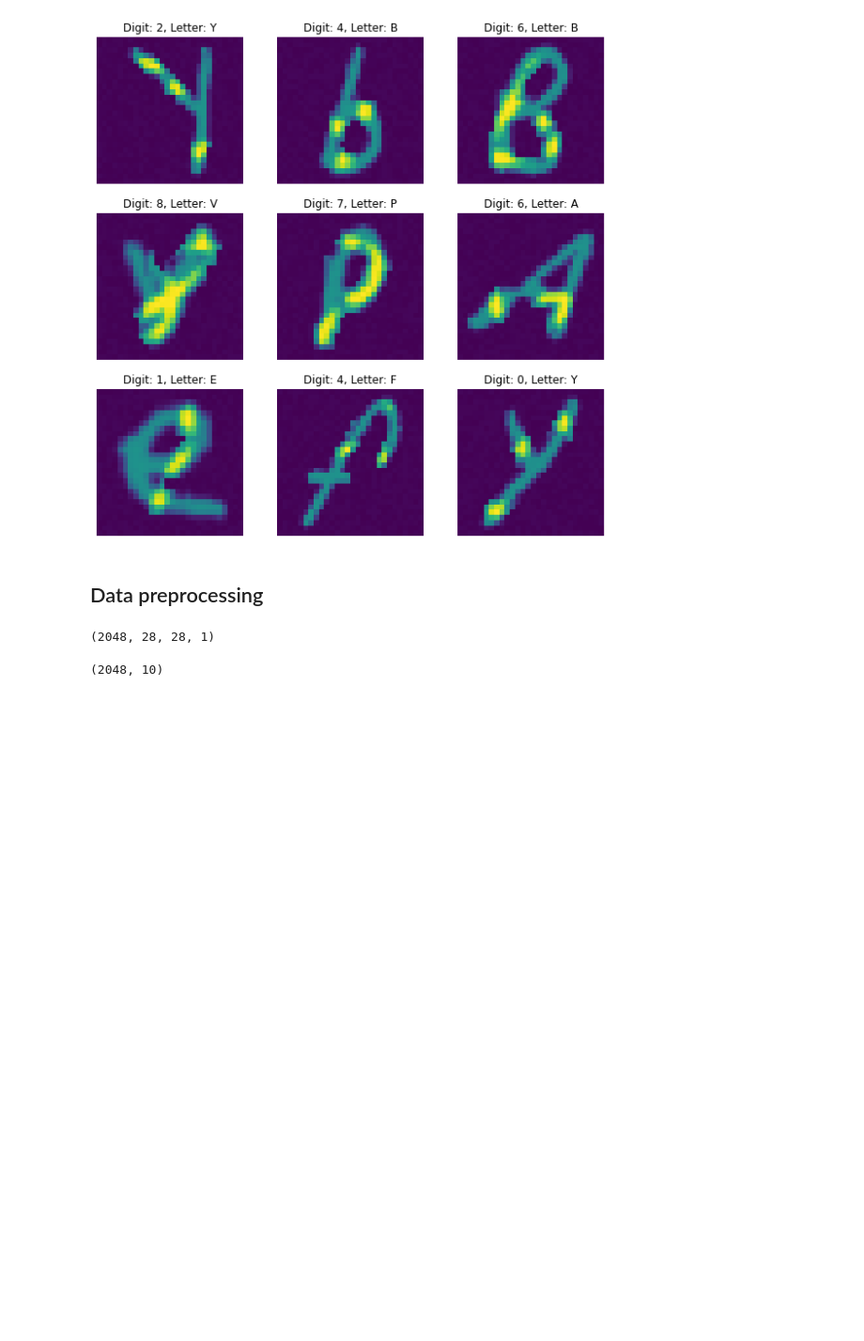
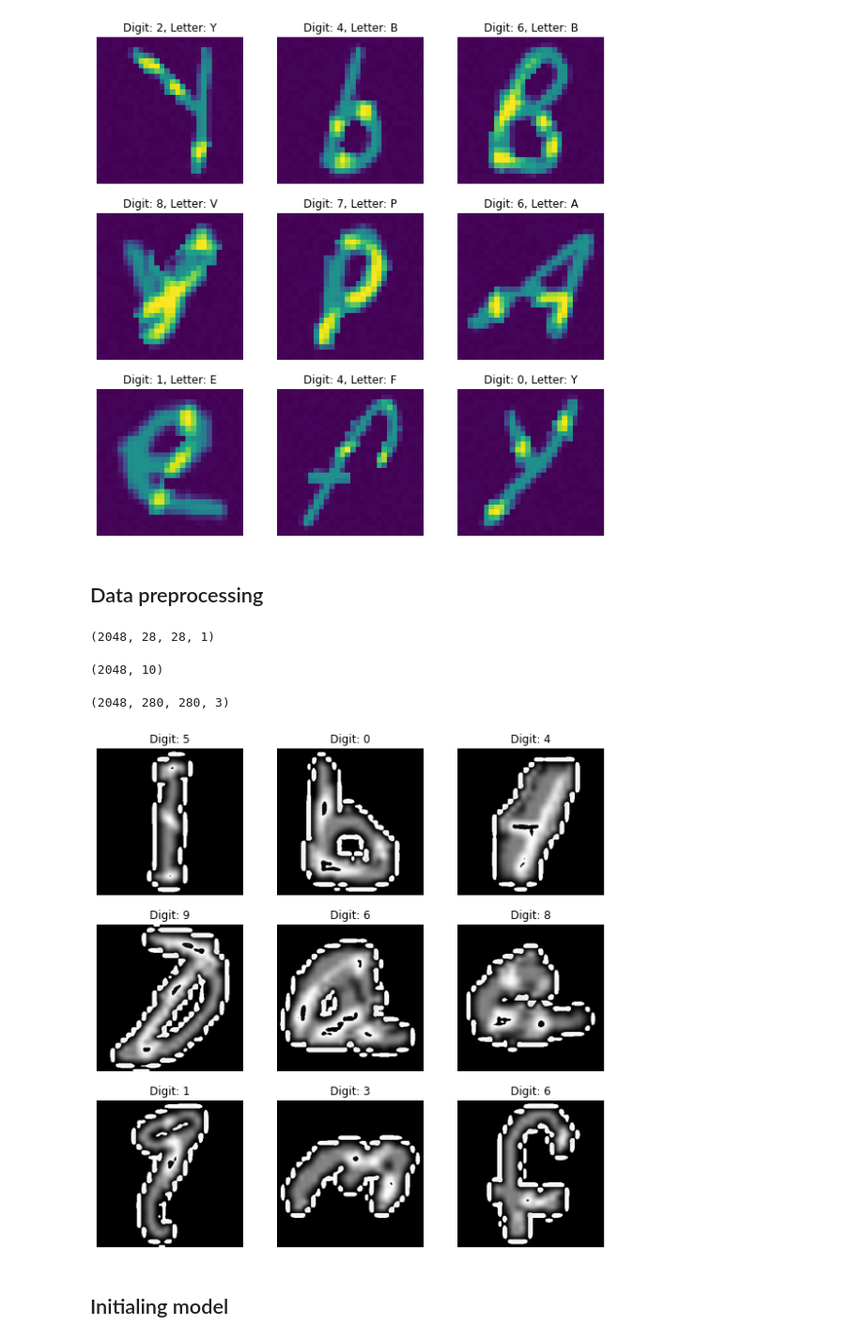
Before and after one commit to Mayner0220/ANBW, a Jupyter notebook: ANBW_v2.ipynb, the cells around one changed output. Shown at 94% size. Drawn from its saved outputs; the diff is of its cells as text; code cells hidden in the pictures; blank space fills up the shorter version.

Commit message:
[Feat] Image preprocessing, initializing model

```diff
--- a/ANBW_v2.ipynb
+++ b/ANBW_v2.ipynb
@@ -116,8 +121,9 @@ x_train = train.drop(["id", "digit", "letter"], axis=1).values
 x_train = x_train.reshape(-1, 28, 28, 1)
 
 # threshold 미지정
-# x_train = np.where((x_train<=20)&(x_train!=0) ,0.,x_train)
+x_train = np.where((x_train<=20)&(x_train!=0) ,0.,x_train)
 x_train = x_train/255
+x_train = x_train.astype("float32")
 x_train.shape
 # %% [output]
 (2048, 28, 28, 1)
@@ -131,11 +137,36 @@ y_train.shape
 for idx, digit in enumerate(y):
     y_train[idx, digit] = 1
 # %%
-x_train_resized = np.zeros([2048, 280, 280, 1], dtype=np.int64)
+x_train_resized = np.zeros([2048, 280, 280, 3], dtype=np.float32)
 
 # (28, 28) -> (280, 280) resize
 for idx, img in enumerate(x_train):
-    resized = cv2.resize(img, (280, 280), interpolation=cv2.INTER_CUBIC)
+    converted = cv2.cvtColor(img, cv2.COLOR_GRAY2RGB)
+    resized = cv2.resize(converted, (280, 280), interpolation=cv2.INTER_CUBIC)
+    del converted
     x_train_resized[idx] = resized
     del resized
     gc.collect()
+# %%
+x_train_resized.shape
+# %% [output]
+(2048, 280, 280, 3)
+# %%
+# 데이터 시각화
+plt.figure(figsize=(10, 10))
+for i in range(9):
+    ax = plt.subplot(3, 3, i+1)
+    plt.imshow((x_train_resized[i] * 255).astype(np.uint8))
+    plt.title("Digit: %s" % (y[i]))
+    plt.axis("off")
+
+# 시각화 사진 저장
+img_save_path = "./img/v2/"
+
+if not(os.path.isdir(img_save_path)):
+    os.makedirs(os.path.join(img_save_path))
+
+plt.savefig(img_save_path + "resized_train_visualize.png",
+            facecolor="#eeeeee", bbox_inches="tight")
+# %% [output]
+[figure, added]
@@ -141,0 +175,2 @@ for idx, img in enumerate(x_train):
+# %% [markdown]
+## Initialing model
```
Also changed, not shown: parts of 5 cells of this notebook.
